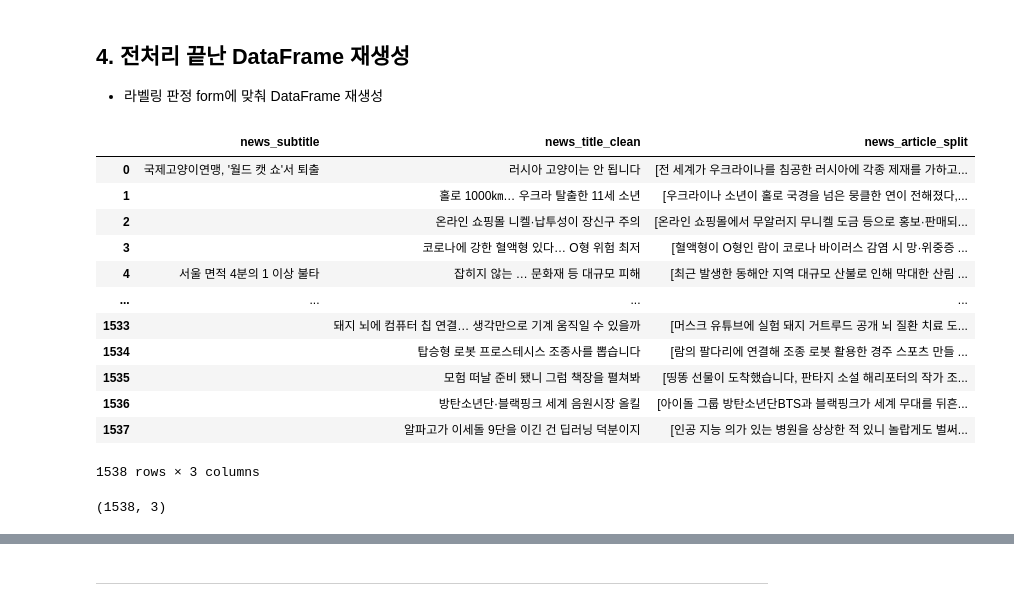
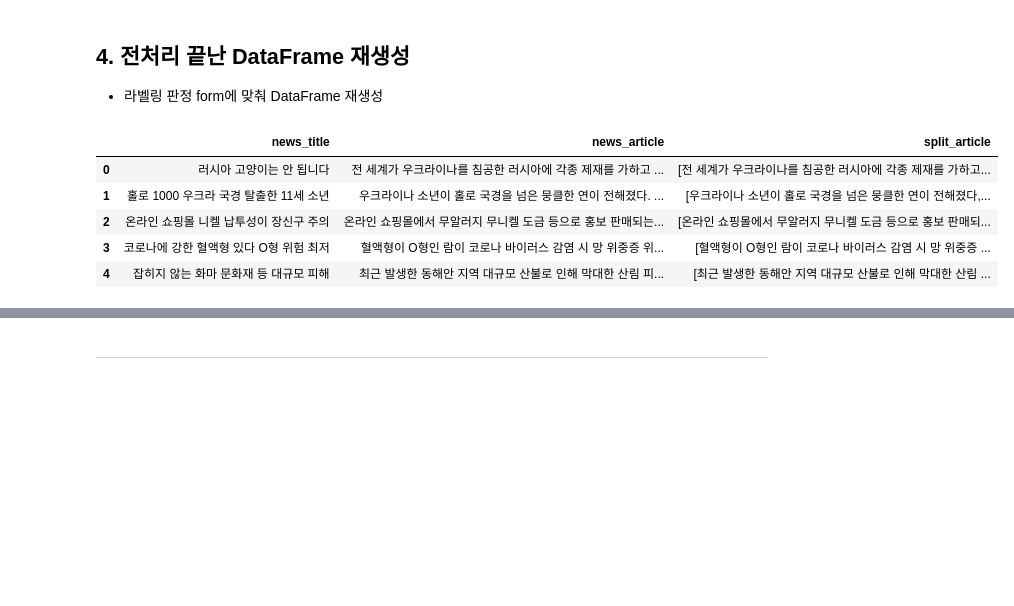
Before and after one commit to euneun316/NLP-Study, a Jupyter notebook: Summarization/kid_news/kid_news_mecab.ipynb, the cells around one changed output, grey strips where cells are left out. Drawn from its saved outputs; the diff is of its cells as text; code cells hidden in the pictures; blank space fills up the shorter version.

```diff
--- a/Summarization/kid_news/kid_news_mecab.ipynb
+++ b/Summarization/kid_news/kid_news_mecab.ipynb
@@ -304,6 +282,3 @@ news_summary.shape
-# %%
-# 설정초기화
-pd.reset_option('display')
 # %% [markdown]
 ---
 # %% [markdown]
@@ -318,18 +293,19 @@ pd.reset_option('display')
 - 한자 - 삭제할지 고민
 # %%
 import re
-def clean_text(texts):
-    corpus = []
-    for i in range(0, len(texts)):
-        article = re.sub(r'(\[)(.*?)(\])',"",str(texts[i])) #remove [title]
-        article = re.sub(r'[@%\\*=()/~#&\+á?\xc3\xa1\-\|\:\;\!\-\,\_\~\$\'\"\→\[\]]', '',article) #remove punctuation
-        # article = re.sub(r'\d+','', str(texts[i]))# remove number
-        # article = review.lower() #lower case
-        article = re.sub(r'\s+', ' ', article) #remove extra space
-        article = re.sub(r'<[^>]+>','',article) #remove Html tags
-        article = re.sub(r'\s+', ' ', article) #remove spaces
-        article = re.sub(r"^\s+", '', article) #remove space from start
-        article = re.sub(r'\s+$', '', article) #remove space from the end
-        article = re.sub(r'[一-龥]', '', article) #remove Chinese character
-        corpus.append(article)
-    return corpus
+def clean_text(text):
+    text = re.sub(r'(\[)(.*?)(\])','',str(text)) # remove [title]
+    text = re.sub(r'(\()(.*?)(\))', '', text)  # 소괄호 (세부 설명
+    text = re.sub(r'[?!]', '.', text)          # ?! => 마침표 처리
+    text = re.sub(r'[\,\·\:\-\_]', ' ', text)  # 문장부호 구분자 => 공백 처리
+    # text = text.lower() #lower case
+    text = re.sub(r'\s+', ' ', text) #remove extra space
+    # text = re.sub(r'<[^>]+>','',text) #remove Html tags
+    text = re.sub(r'<[^가-힣]+>','',text)# 홑화살괄호 => 한글만 빼고 제거
+    text = re.sub(r'^\s+', '', text) #remove space from start
+    text = re.sub(r'\s+$', '', text) #remove space from the end
+    text = re.sub('[^가-힣\w. ]', '', text)    # 한글, 문자, 숫자, 마침표, 공백 제외 제거
+    text = re.sub(r'[一-龥]', '', text) #remove Chinese character
+    text = re.sub('\s{2,}', ' ', text)        # 2번 이상의 space 제거
+    text = text.strip()
+    return text
@@ -344 +317,5 @@ news_summary["news_article_clean"] = clean_text(news_summary.news_article)
+# %%
+df["news_title"] = df["news_title"].apply(clean_text)
+df["news_subtitle"] = df["news_subtitle"].apply(clean_text)
+df["news_article"] = df["news_article"].apply(clean_text)
 # %%
@@ -365,4 +342,4 @@ news_summary.iloc[:, 4:]
 ### split() 사용
 # %%
 # (\. ) 온점으로 분리
-news_summary["news_article_split"] = news_summary.news_article_clean.str.split('\. ')
+df["split_article"] = df.news_article.str.split('\. ')
@@ -446,23 +421,12 @@ pp.pprint(sent_tokenize(article_text))
 ## 4. 전처리 끝난 DataFrame 재생성
 - 라벨링 판정 form에 맞춰 DataFrame 재생성
 # %%
-p_news_summary = news_summary[['news_subtitle','news_title_clean','news_article_split']]
-p_news_summary
+df = df[['news_title', 'news_article', 'split_article']]
+df.head()
 # %% [output]
-|  | news_subtitle | news_title_clean | news_article_split |
-| 0 | 국제고양이연맹, '월드 캣 쇼'서 퇴출 | 러시아 고양이는 안 됩니다 | [전 세계가 우크라이나를 침공한 러시아에 각종 제재를 가하고... |
-| 1 |  | 홀로 1000㎞… 우크라 탈출한 11세 소년 | [우크라이나 소년이 홀로 국경을 넘은 뭉클한 연이 전해졌다,... |
-| 2 |  | 온라인 쇼핑몰 니켈·납투성이 장신구 주의 | [온라인 쇼핑몰에서 무알러지 무니켈 도금 등으로 홍보·판매되... |
-| 3 |  | 코로나에 강한 혈액형 있다… O형 위험 최저 | [혈액형이 O형인 람이 코로나 바이러스 감염 시 망·위중증 ... |
-| 4 | 서울 면적 4분의 1 이상 불타 | 잡히지 않는 … 문화재 등 대규모 피해 | [최근 발생한 동해안 지역 대규모 산불로 인해 막대한 산림 ... |
-| ... | ... | ... | ... |
-| 1533 |  | 돼지 뇌에 컴퓨터 칩 연결… 생각만으로 기계 움직일 수 있을까 | [머스크 유튜브에 실험 돼지 거트루드 공개 뇌 질환 치료 도... |
-| 1534 |  | 탑승형 로봇 프로스테시스 조종사를 뽑습니다 | [람의 팔다리에 연결해 조종 로봇 활용한 경주 스포츠 만들 ... |
-| 1535 |  | 모험 떠날 준비 됐니 그럼 책장을 펼쳐봐 | [띵똥 선물이 도착했습니다, 판타지 소설 해리포터의 작가 조... |
-| 1536 |  | 방탄소년단·블랙핑크 세계 음원시장 올킬 | [아이돌 그룹 방탄소년단BTS과 블랙핑크가 세계 무대를 뒤흔... |
-| 1537 |  | 알파고가 이세돌 9단을 이긴 건 딥러닝 덕분이지 | [인공 지능 의가 있는 병원을 상상한 적 있니 놀랍게도 벌써... |
+|  | news_title | news_article | split_article |
+| 0 | 러시아 고양이는 안 됩니다 | 전 세계가 우크라이나를 침공한 러시아에 각종 제재를 가하고 ... | [전 세계가 우크라이나를 침공한 러시아에 각종 제재를 가하고... |
+| 1 | 홀로 1000 우크라 국경 탈출한 11세 소년 | 우크라이나 소년이 홀로 국경을 넘은 뭉클한 연이 전해졌다. ... | [우크라이나 소년이 홀로 국경을 넘은 뭉클한 연이 전해졌다,... |
+| 2 | 온라인 쇼핑몰 니켈 납투성이 장신구 주의 | 온라인 쇼핑몰에서 무알러지 무니켈 도금 등으로 홍보 판매되는... | [온라인 쇼핑몰에서 무알러지 무니켈 도금 등으로 홍보 판매되... |
+| 3 | 코로나에 강한 혈액형 있다 O형 위험 최저 | 혈액형이 O형인 람이 코로나 바이러스 감염 시 망 위중증 위... | [혈액형이 O형인 람이 코로나 바이러스 감염 시 망 위중증 ... |
+| 4 | 잡히지 않는 화마 문화재 등 대규모 피해 | 최근 발생한 동해안 지역 대규모 산불로 인해 막대한 산림 피... | [최근 발생한 동해안 지역 대규모 산불로 인해 막대한 산림 ... |
-1538 rows × 3 columns
-# %%
-p_news_summary.shape
-# %% [output]
-(1538, 3)
```
Also changed, not shown: parts of 80 cells of this notebook.
